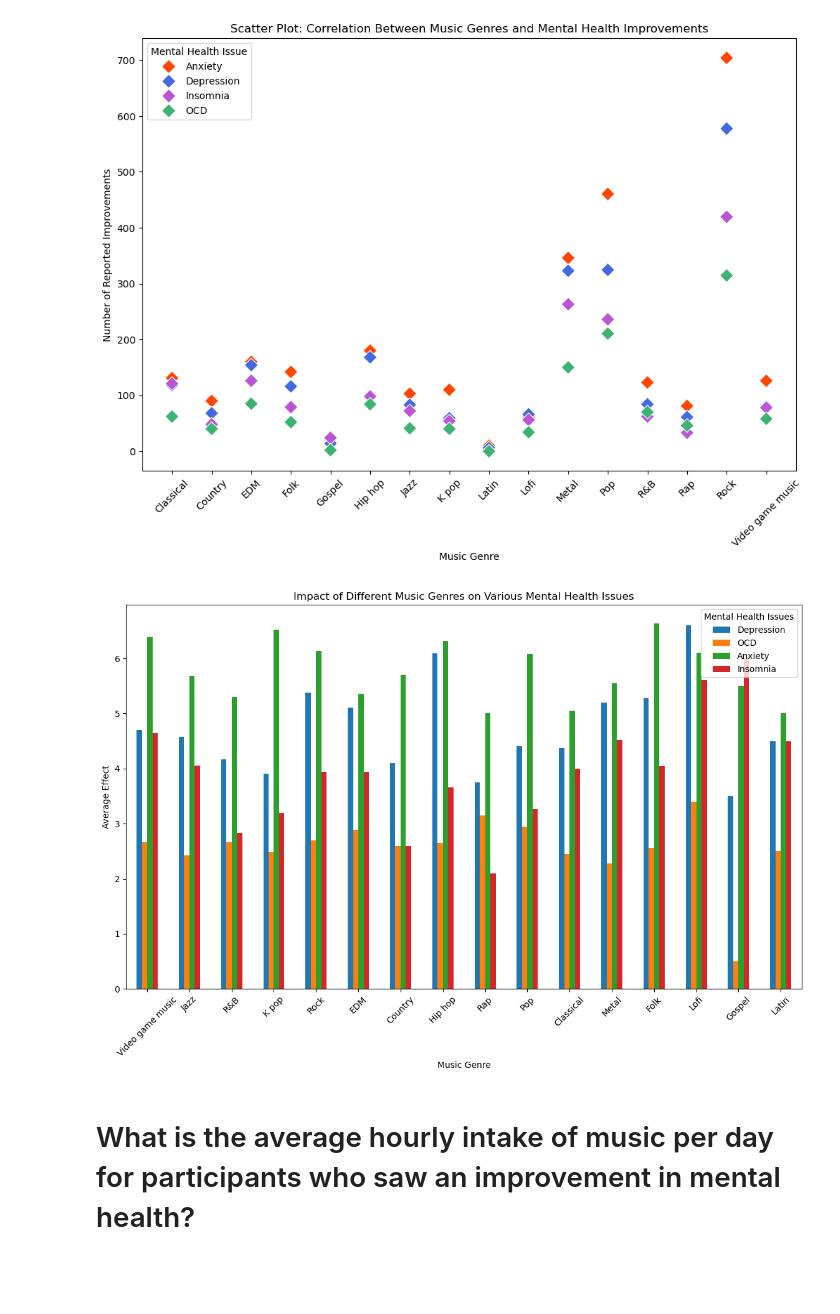
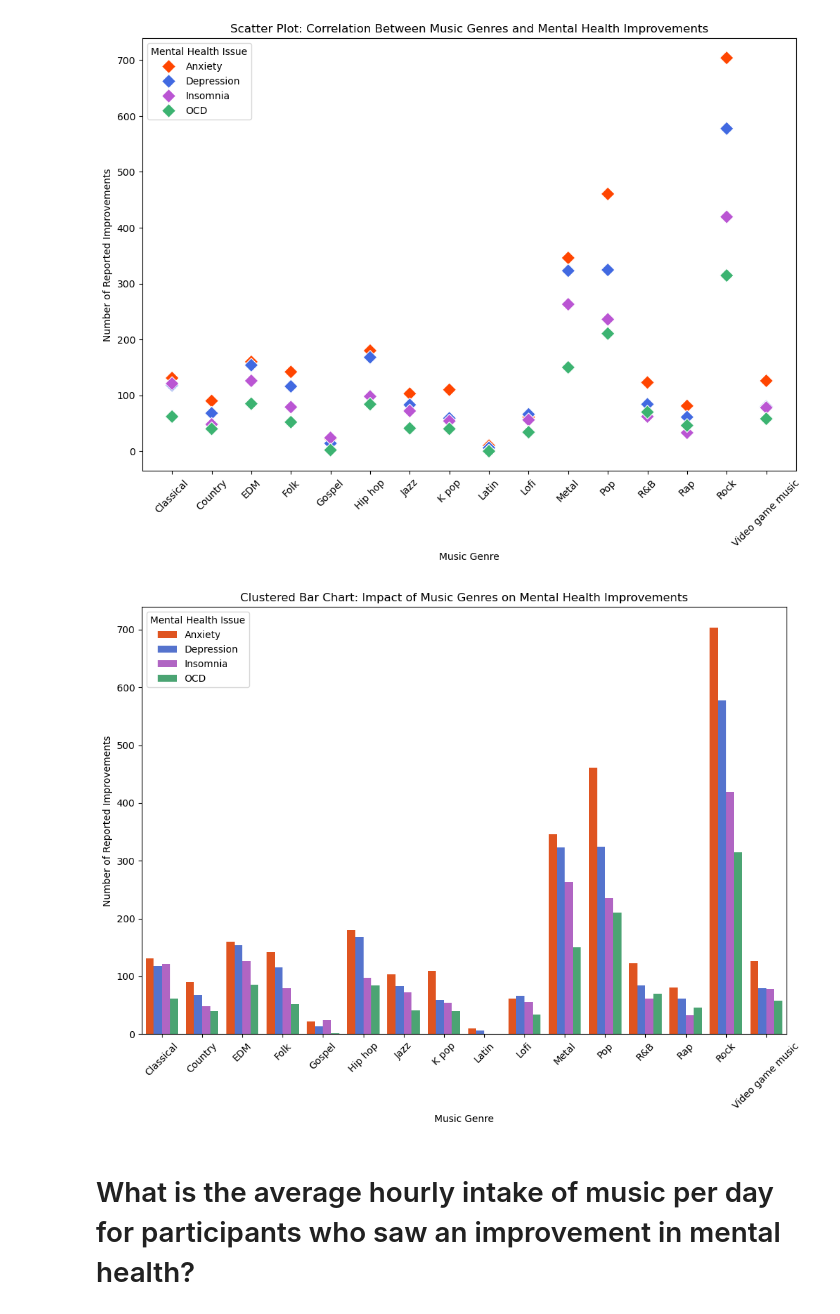
Before and after one commit to karinaahumada01/project-1, a Jupyter notebook: mxmh_main_analysis.ipynb, the cells around one changed output. Cells and saved outputs as stored; diff of their text form; code cells hidden in the pictures; blank space fills up the shorter version.

```diff
--- a/mxmh_main_analysis.ipynb
+++ b/mxmh_main_analysis.ipynb
@@ -274,25 +277,39 @@ plt.show()
 # %%
 #3 Clustered Bar Chart: To compare the impact of different music genres on various specific mental health issues side by side, allowing for easy comparison within each mental health issue category.
 
-# Define the mental health issues and genres
-mental_health_issues = ['Depression', 'OCD', 'Anxiety', 'Insomnia']
-genres = mxmh_clean_df['Fav genre'].unique()
-# Create a DataFrame to store the mean effects
-mean_effects = pd.DataFrame(index=genres, columns=mental_health_issues)
-# Calculate the mean effect for each genre and mental health issue
-for genre in genres:
-    for issue in mental_health_issues:
-        mean_effects.loc[genre, issue] = mxmh_clean_df[mxmh_clean_df['Fav genre'] == genre][issue].mean()
-# Plot the clustered bar chart
-mean_effects.plot(kind='bar', figsize=(14, 8))
-plt.title('Impact of Different Music Genres on Various Mental Health Issues')
+# Create a pivot table to aggregate improvements by genre and mental health issue
+genre_mental_health_improvement = improved_genre_data.pivot_table(
+    index='Fav genre',
+    values=mental_health_columns,
+    aggfunc='sum',
+    fill_value=0
+)
+# Reset the index to convert it back into a DataFrame for easier plotting
+genre_mental_health_improvement = genre_mental_health_improvement.reset_index()
+# Plotting the clustered bar chart
+plt.figure(figsize=(12, 8))
+# Melt the DataFrame into long format suitable for clustered bar plotting
+genre_mental_health_long = genre_mental_health_improvement.melt(
+    id_vars= 'Fav genre',
+    var_name='Mental Health Issue',
+    value_name='Improvement Count'
+)
+# Create the clustered bar chart
+sns.barplot(
+    data=genre_mental_health_long,
+    x='Fav genre',
+    y='Improvement Count',
+    hue='Mental Health Issue',
+    palette=custom_palette
+)
+plt.title('Clustered Bar Chart: Impact of Music Genres on Mental Health Improvements')
 plt.xlabel('Music Genre')
-plt.ylabel('Average Effect')
+plt.ylabel('Number of Reported Improvements')
 plt.xticks(rotation=45)
-plt.legend(title='Mental Health Issues', loc='upper right')
+plt.legend(title='Mental Health Issue')
 plt.show()
 # %% [output]
-[figure, old version]
+[figure, new version]
 # %% [markdown]
 # What is the average hourly intake of music per day for participants who saw an improvement in mental health?
 # %%
```
Also changed, not shown: parts of 1 cell of this notebook.
